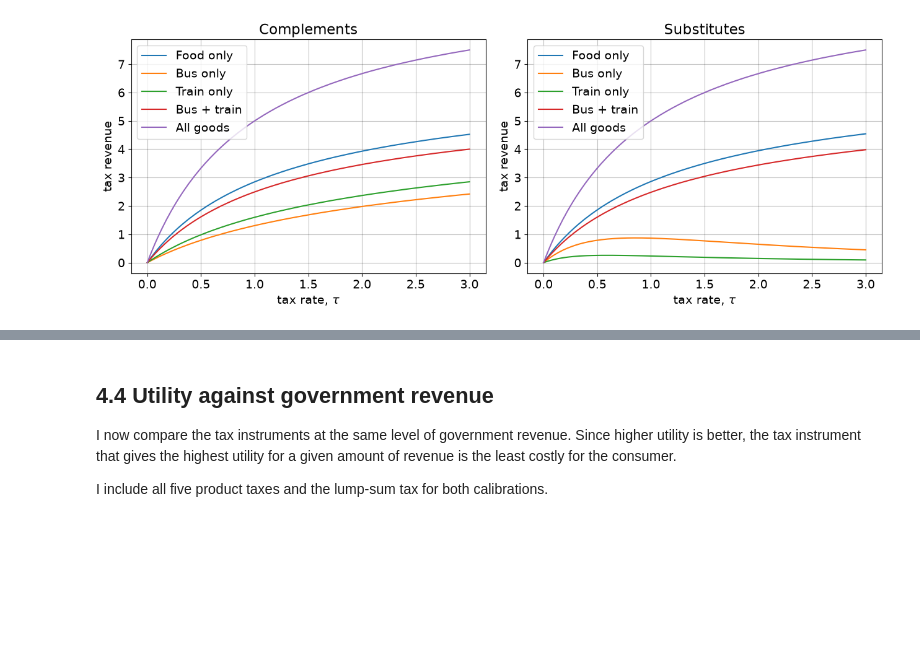
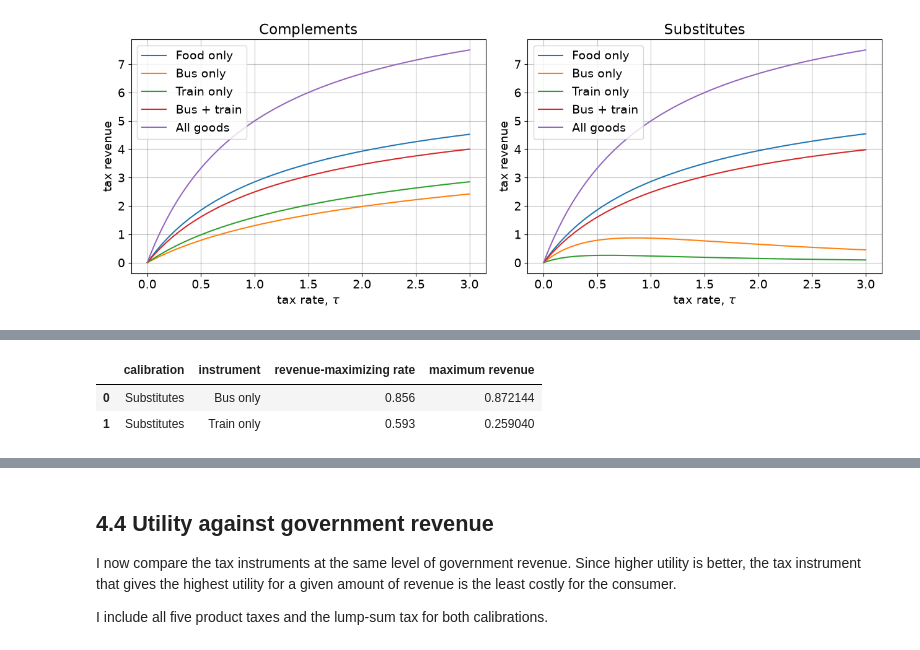
Before and after one commit to OttoBengtson/programming-for-economists, a Jupyter notebook: 02_modelproject/ModelProject.ipynb, the cells around one changed output, grey strips where cells are left out. Cells and saved outputs as stored; diff of their text form; code cells hidden in the pictures; blank space fills up the shorter version.

```diff
--- a/02_modelproject/ModelProject.ipynb
+++ b/02_modelproject/ModelProject.ipynb
@@ -1814,0 +1791,46 @@ The reason is that bus and train are close substitutes. When I tax only one of t
+# %%
+# a. I create a fresh government model for the substitutes calibration
+government_substitutes_max = GovernmentClass(
+    par={'sigma_B': 3.0}
+)
+
+
+# b. I use a fine grid to find the revenue-maximizing bus-only tax
+tau_bus_max,R_bus_max = government_substitutes_max.max_revenue(
+    goods=(2,),
+    tau_max=3.0,
+    N=3001
+)
+
+
+# c. I use the same fine grid to find the revenue-maximizing train-only tax
+tau_train_max,R_train_max = government_substitutes_max.max_revenue(
+    goods=(3,),
+    tau_max=3.0,
+    N=3001
+)
+
+
+# d. I collect the two revenue maxima in a table
+maximum_revenue_table = pd.DataFrame([
+    {
+        'calibration': 'Substitutes',
+        'instrument': 'Bus only',
+        'revenue-maximizing rate': tau_bus_max,
+        'maximum revenue': R_bus_max
+    },
+    {
+        'calibration': 'Substitutes',
+        'instrument': 'Train only',
+        'revenue-maximizing rate': tau_train_max,
+        'maximum revenue': R_train_max
+    }
+])
+
+
+# e. I display the revenue-maximizing tax rates and revenues
+maximum_revenue_table.round(6)
+# %% [output]
+|  | calibration | instrument | revenue-maximizing rate | maximum revenue |
+| 0 | Substitutes | Bus only | 0.856 | 0.872144 |
+| 1 | Substitutes | Train only | 0.593 | 0.259040 |
```
Also changed, not shown: parts of 20 cells of this notebook.
